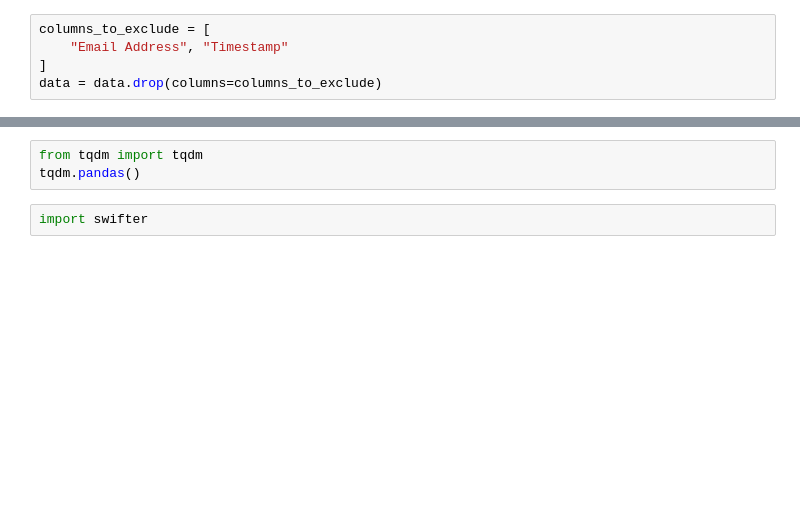
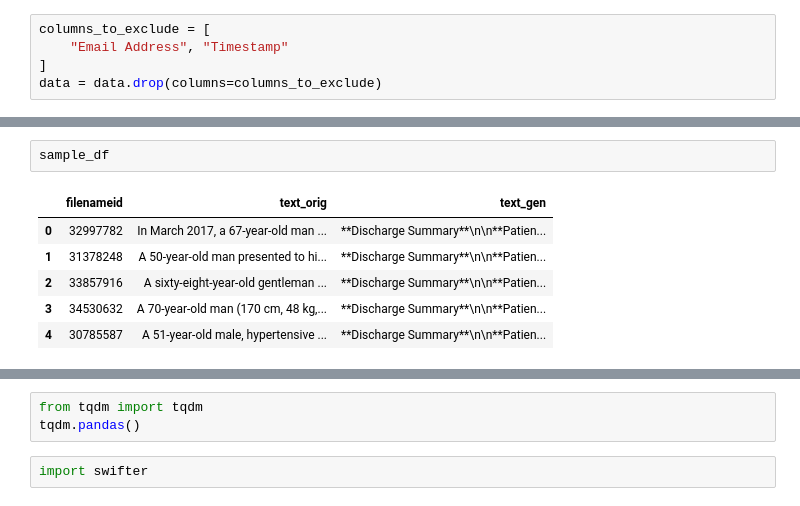
Before and after one commit to nlp4bia-bsc/MultiSynDS, a Jupyter notebook: nbs/generative/llama32_as_a_judge k-shot.ipynb, the cells around one changed output, grey strips where cells are left out. Saved outputs shown, nothing was run; the diff lists cells and outputs as text; blank space fills up the shorter version.

```diff
--- a/nbs/generative/llama32_as_a_judge k-shot.ipynb
+++ b/nbs/generative/llama32_as_a_judge k-shot.ipynb
@@ -264,0 +129,9 @@ evaluate_clinical_summaries(clinical_case, discharge_summary,filenames,"ollama")
+# %%
+sample_df
+# %% [output]
+|  | filenameid | text_orig | text_gen |
+| 0 | 32997782 | In March 2017, a 67-year-old man ... | **Discharge Summary**\n\n**Patien... |
+| 1 | 31378248 | A 50-year-old man presented to hi... | **Discharge Summary**\n\n**Patien... |
+| 2 | 33857916 | A sixty-eight-year-old gentleman ... | **Discharge Summary**\n\n**Patien... |
+| 3 | 34530632 | A 70-year-old man (170 cm, 48 kg,... | **Discharge Summary**\n\n**Patien... |
+| 4 | 30785587 | A 51-year-old male, hypertensive ... | **Discharge Summary**\n\n**Patien... |
```
Also changed, not shown: parts of 9 cells of this notebook, 25 other files.
